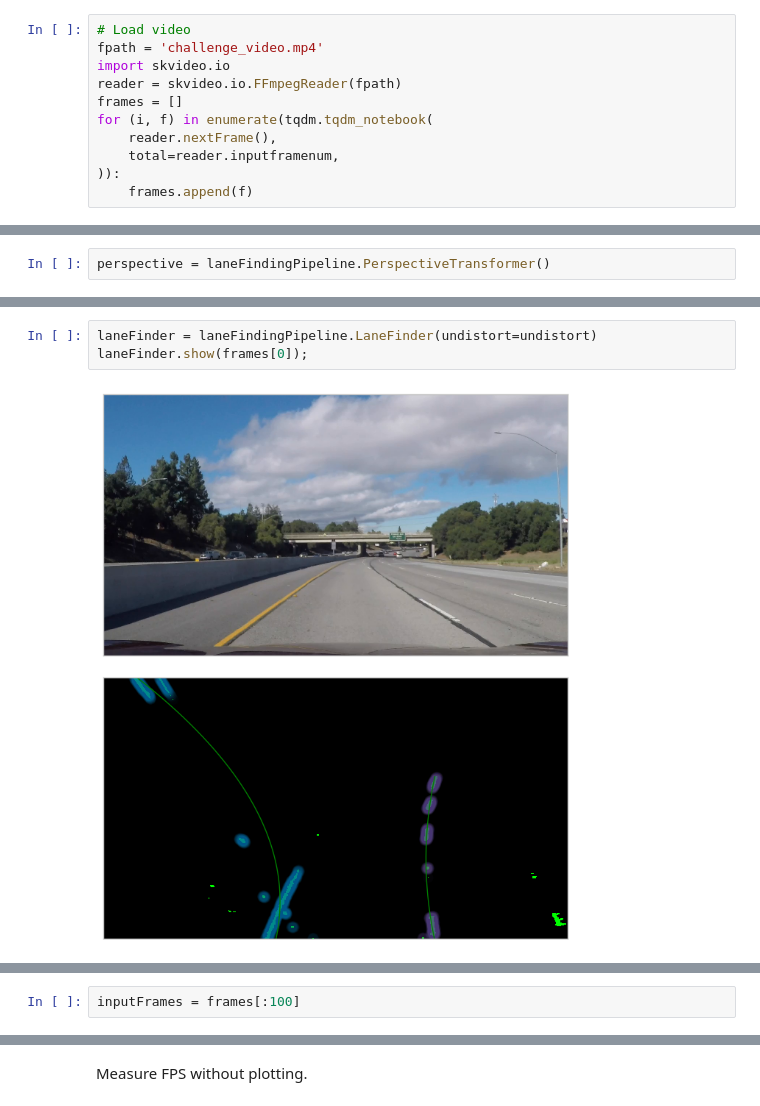
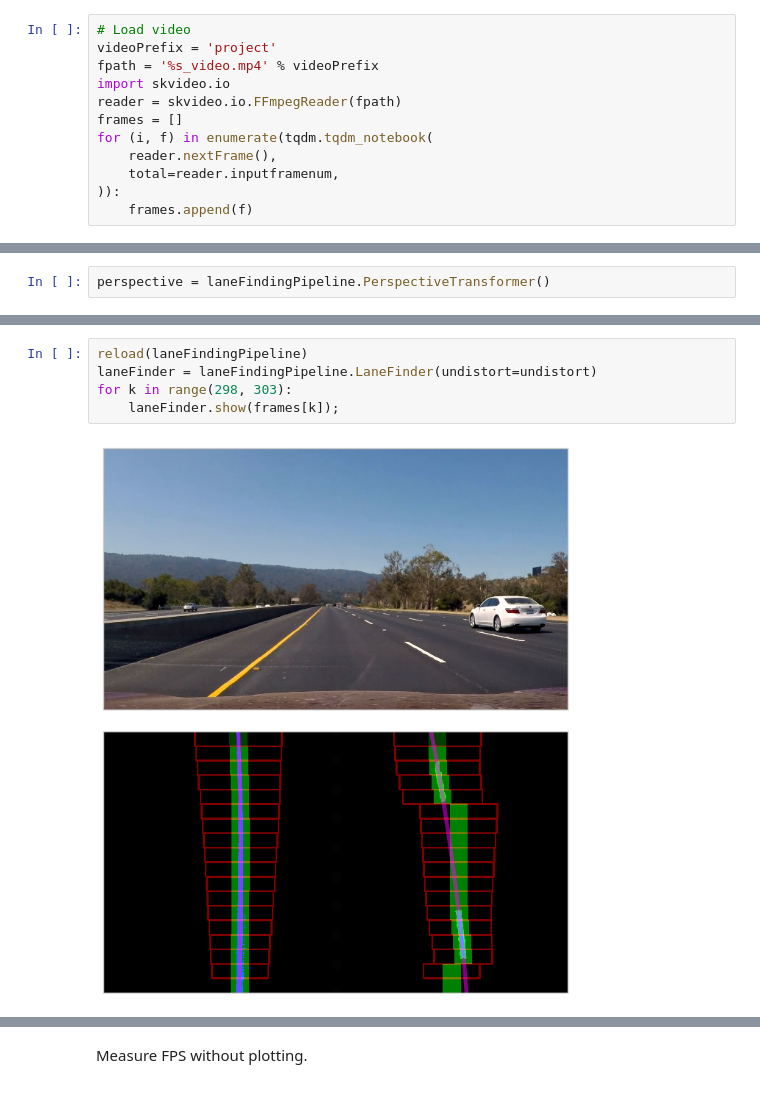
Before and after one commit to tsbertalan/laneLines, a Jupyter notebook: Lane Lines Pipeline.ipynb, the cells around one changed output, grey strips where cells are left out. Drawn from its saved outputs; the diff is of its cells as text.

```diff
--- a/Lane Lines Pipeline.ipynb
+++ b/Lane Lines Pipeline.ipynb
@@ -16,7 +16,8 @@ undistort.fit(glob('camera_cal/*.jpg'))
 A Jupyter Widget
 # %%
 # Load video
-fpath = 'challenge_video.mp4'
+videoPrefix = 'project'
+fpath = '%s_video.mp4' % videoPrefix
 import skvideo.io
 reader = skvideo.io.FFmpegReader(fpath)
 frames = []
@@ -59,5 +60,7 @@ fig.savefig('doc/undistorted-road.png')
 # %%
+reload(laneFindingPipeline)
 laneFinder = laneFindingPipeline.LaneFinder(undistort=undistort)
-laneFinder.show(frames[0]);
+for k in range(298, 303):
+    laneFinder.show(frames[k]);
 # %% [output]
-[figure, old version]
+[figure, new version]
@@ -64,2 +70,0 @@ laneFinder.show(frames[0]);
-# %%
-inputFrames = frames[:100]
```
Also changed, not shown: parts of 17 cells of this notebook, 12 other files.
